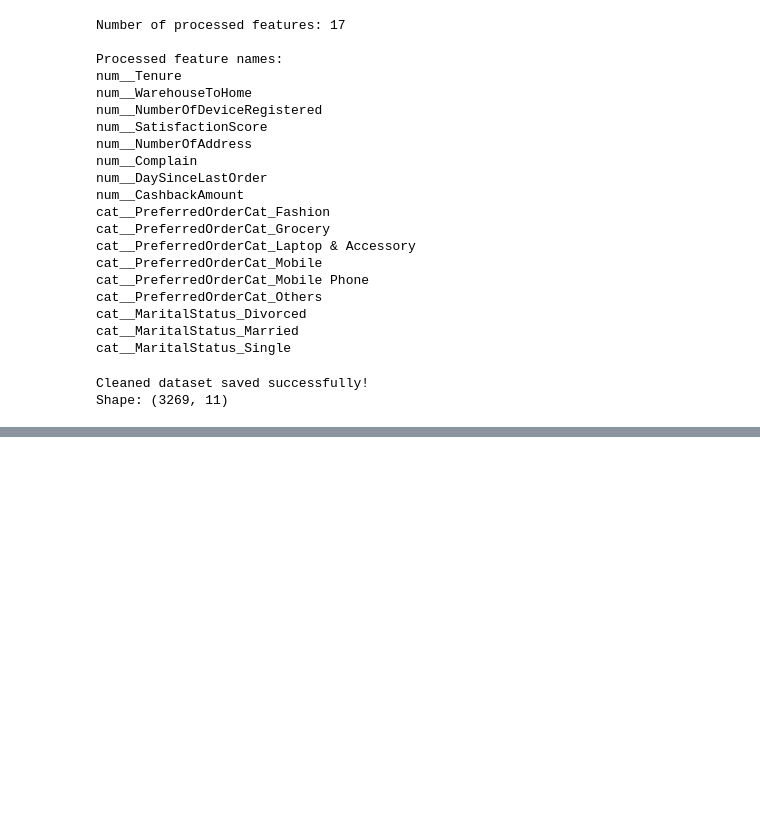
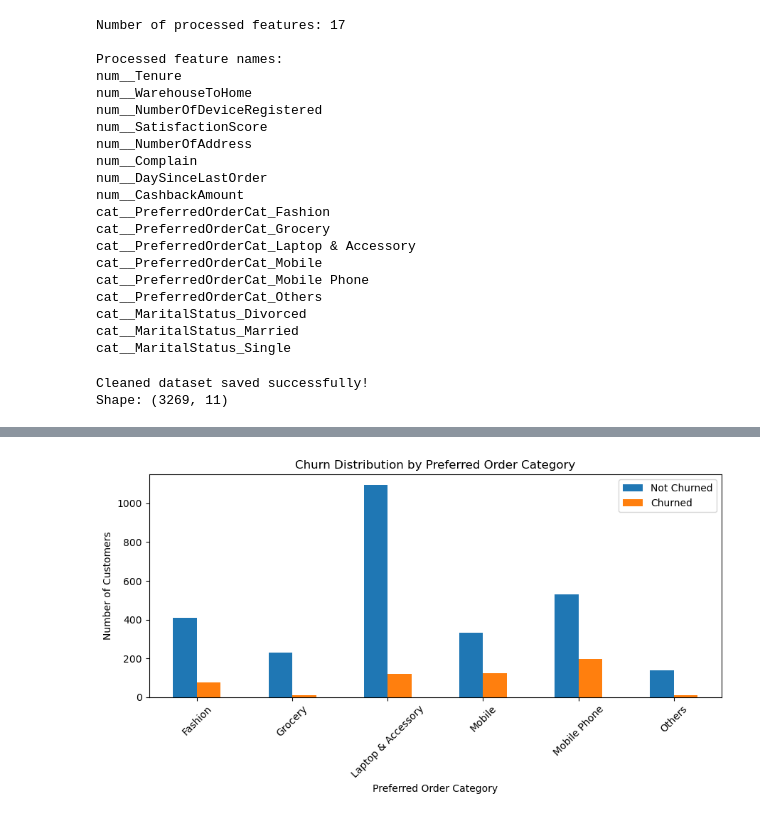
Before and after one commit to Deepak-25054/ecommerce-customer-churn, a Jupyter notebook: notebooks/Deepak_Ecommerce_Customer_Churn.ipynb, the cells around one changed output, grey strips where cells are left out. Saved outputs shown, nothing was run; the diff lists cells and outputs as text; code cells hidden in the pictures; blank space fills up the shorter version.

```diff
--- a/notebooks/Deepak_Ecommerce_Customer_Churn.ipynb
+++ b/notebooks/Deepak_Ecommerce_Customer_Churn.ipynb
@@ -1236,0 +1276,23 @@ Shape: (3269, 11)
+# %%
+import pandas as pd
+import matplotlib.pyplot as plt
+
+category_churn = pd.crosstab(
+    df_clean["PreferredOrderCat"],
+    df_clean["Churn"]
+)
+
+category_churn.plot(
+    kind="bar",
+    figsize=(9, 5)
+)
+
+plt.xlabel("Preferred Order Category")
+plt.ylabel("Number of Customers")
+plt.title("Churn Distribution by Preferred Order Category")
+plt.xticks(rotation=45)
+plt.legend(["Not Churned", "Churned"])
+plt.tight_layout()
+plt.show()
+# %% [output]
+[figure, added]
```
Also changed, not shown: parts of 25 cells of this notebook, 9 other files.
